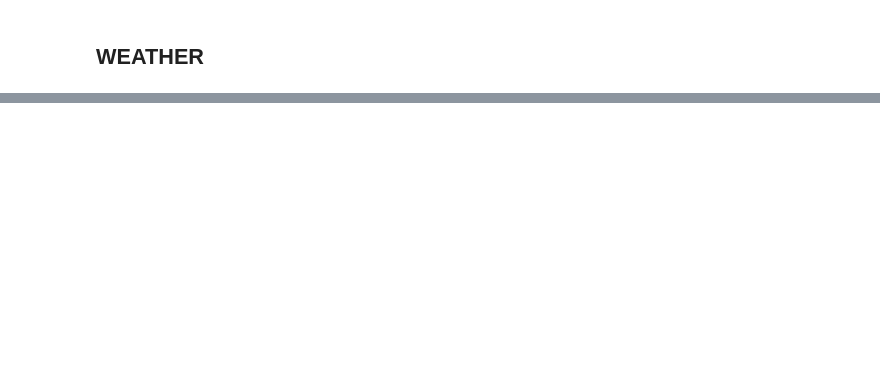
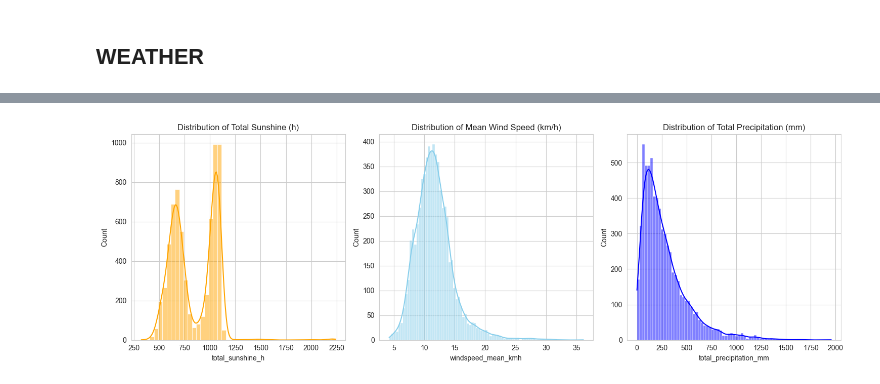
Before and after one commit to Shushunya/FCD-housing-prices, a Jupyter notebook: code/notebooks/eda/01_eda.ipynb, the cells around one changed output, grey strips where cells are left out. Cells and saved outputs as stored; diff of their text form; code cells hidden in the pictures; blank space fills up the shorter version.

```diff
--- a/code/notebooks/eda/01_eda.ipynb
+++ b/code/notebooks/eda/01_eda.ipynb
@@ -547,0 +276,3 @@ Index(['municipality', 'house_price', 'total_sunshine_h', 'mean_sunshine_h',
+# %%
+weather_df = pd.read_csv(WEATHER_QUARTER_FILE)
+weather_df.head()
@@ -547,0 +334,19 @@ Index(['municipality', 'house_price', 'total_sunshine_h', 'mean_sunshine_h',
+# %%
+plt.figure(figsize=(15, 5))
+
+plt.subplot(1, 3, 1)
+sns.histplot(weather_df['total_sunshine_h'], kde=True, color='orange')
+plt.title('Distribution of Total Sunshine (h)')
+
+plt.subplot(1, 3, 2)
+sns.histplot(weather_df['windspeed_mean_kmh'], kde=True, color='skyblue')
+plt.title('Distribution of Mean Wind Speed (km/h)')
+
+plt.subplot(1, 3, 3)
+sns.histplot(weather_df['total_precipitation_mm'], kde=True, color='blue')
+plt.title('Distribution of Total Precipitation (mm)')
+
+plt.tight_layout()
+plt.show()
+# %% [output]
+[figure, added]
```
Also changed, not shown: parts of 33 cells of this notebook, 3 other files.
